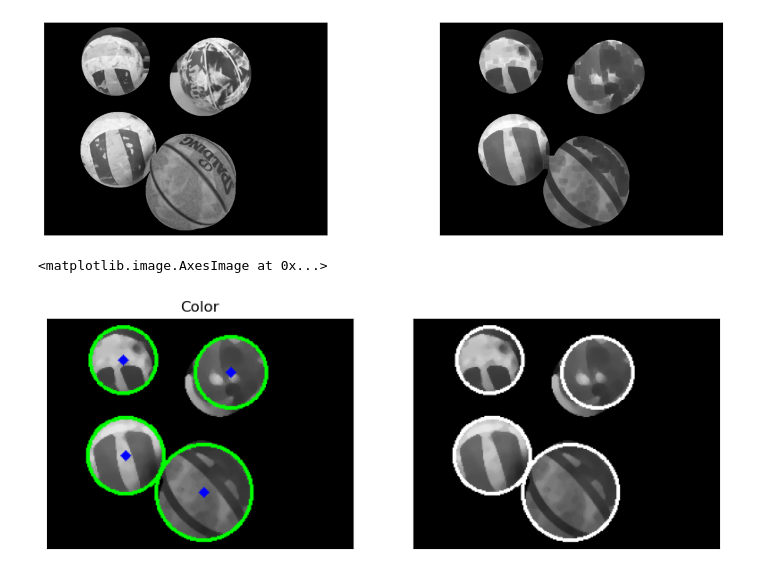
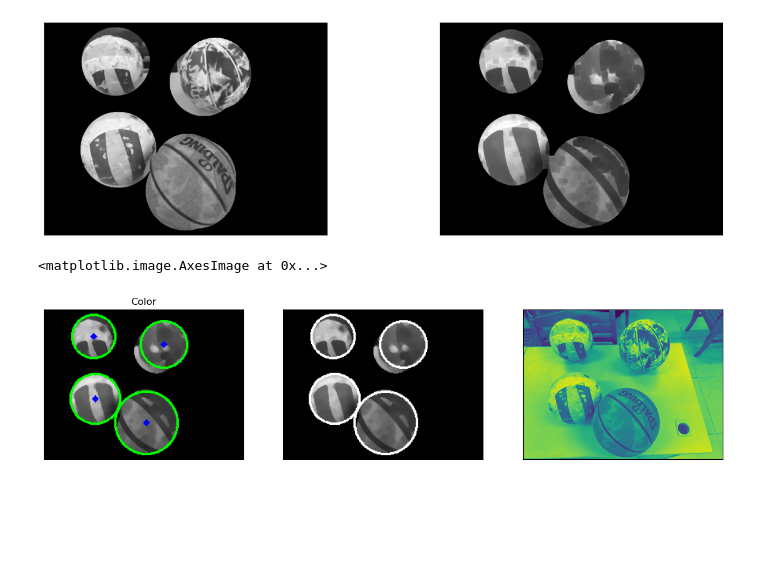
Before and after one commit to JustinSparrrow/Elegent, a Jupyter notebook: tasktaks.ipynb, the cells around one changed output. Drawn from its saved outputs; the diff is of its cells as text; code cells hidden in the pictures; blank space fills up the shorter version.

```diff
--- a/tasktaks.ipynb
+++ b/tasktaks.ipynb
@@ -275,31 +275,38 @@ plt.imshow(erosion,cmap='gray')
 # %%
 plt.figure(figsize=(15,15))
 plt.rcParams['figure.figsize']=(12.8, 7.2)
 
 img = cv.resize(erosion,(0,0),None,fx=0.3,fy=0.3)
 img = cv.medianBlur(img,5)
 cimg = cv.cvtColor(img,cv.COLOR_BGR2RGB)
 circles = cv.HoughCircles(img,cv.HOUGH_GRADIENT,1,20,param1=50,param2=30,minRadius=20,maxRadius=40)
 
 if circles is not None:
     circles = np.uint16(np.around(circles))
     for i in circles[0, :]:
         # 绘制外圆
         cv.circle(cimg, (i[0], i[1]), i[2], (0, 255, 0), 2)
         cv.circle(img, (i[0], i[1]), i[2], (255, 0, 0), 2)
+        cv.circle(origin_img,(i[0], i[1]), i[2], (0, 255, 0), 2)
         # 绘制圆心
         cv.circle(cimg, (i[0], i[1]), 2, (0, 0, 255), 3)
 
 plt.subplot(3,3,1)
 plt.title("Color")
 plt.xticks([]),plt.yticks([])
 plt.imshow(cimg)
 
 plt.subplot(3,3,2)
 plt.title(" ")
 plt.xticks([]),plt.yticks([])
 img = cv.cvtColor(img,cv.COLOR_BGR2RGB)
 plt.imshow(img)
+
+plt.subplot(3,3,3)
+plt.title(" ")
+plt.xticks([]),plt.yticks([])
+img = cv.cvtColor(img,cv.COLOR_BGR2RGB)
+plt.imshow(origin_img)
 # %% [output]
 <matplotlib.image.AxesImage at 0x...>
-[figure, old version]
+[figure, new version]
```
Also changed, not shown: parts of 2 cells of this notebook, 1 other file.
